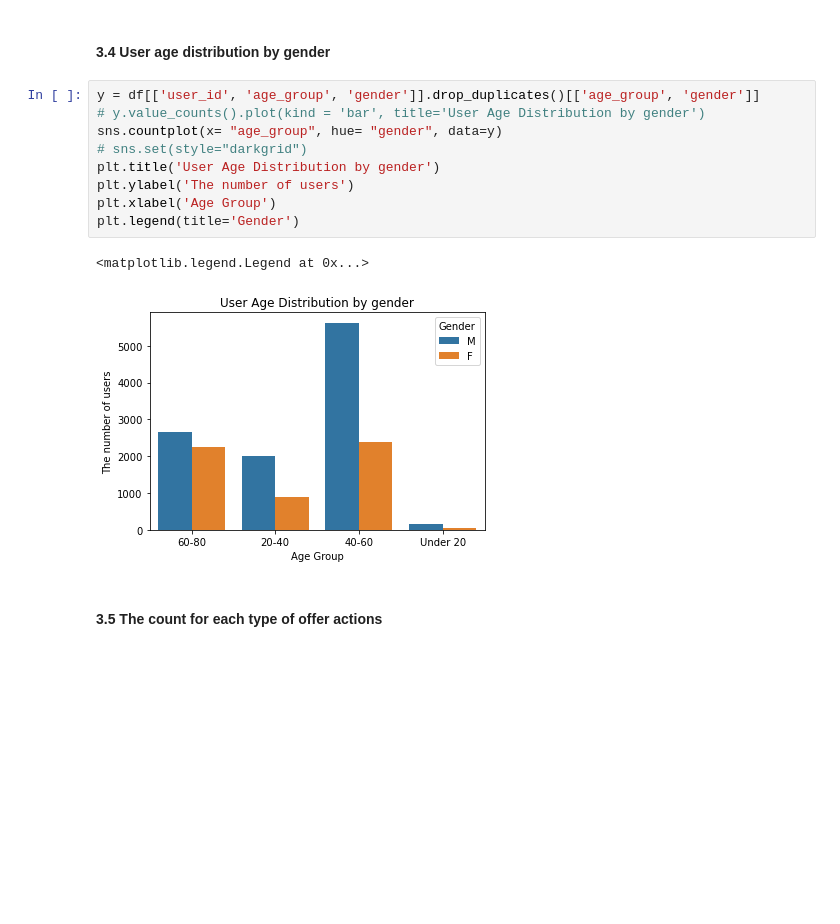
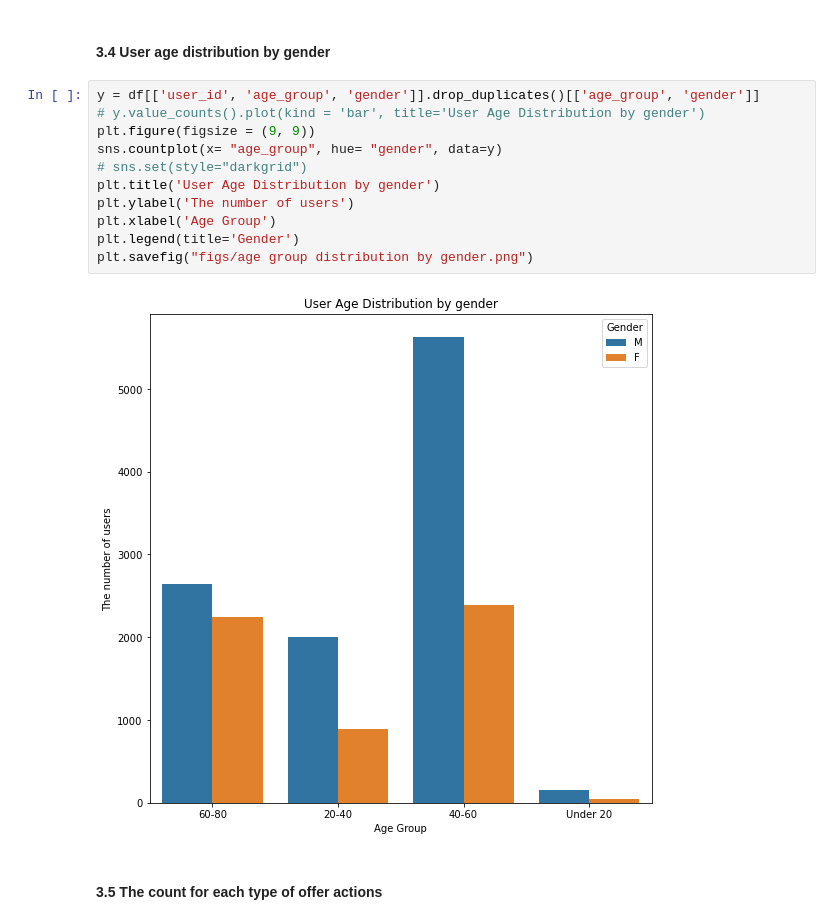
Before and after one commit to suz18/Udacity-Data-Scientist-Nanodegree-StarbucksCapstone, a Jupyter notebook: Starbucks_Capstone_notebook.ipynb, the cells around one changed output. Cells and saved outputs as stored; diff of their text form; blank space fills up the shorter version.

```diff
--- a/Starbucks_Capstone_notebook.ipynb
+++ b/Starbucks_Capstone_notebook.ipynb
@@ -473,15 +461,16 @@ y.value_counts().plot(kind = 'bar', title='User Gender Distribution')
 # %%
 y = df[['user_id', 'age_group', 'gender']].drop_duplicates()[['age_group', 'gender']]
 # y.value_counts().plot(kind = 'bar', title='User Age Distribution by gender')
+plt.figure(figsize = (9, 9))
 sns.countplot(x= "age_group", hue= "gender", data=y)
 # sns.set(style="darkgrid")
 plt.title('User Age Distribution by gender')
 plt.ylabel('The number of users')
 plt.xlabel('Age Group')
 plt.legend(title='Gender')
+plt.savefig("figs/age group distribution by gender.png")
 # %% [output]
-<matplotlib.legend.Legend at 0x...>
-[figure, old version]
+[figure, new version]
 # %% [markdown]
 #### 3.5 The count for each type of offer actions
 # %%
```
Also changed, not shown: parts of 17 cells of this notebook, 8 other files.
